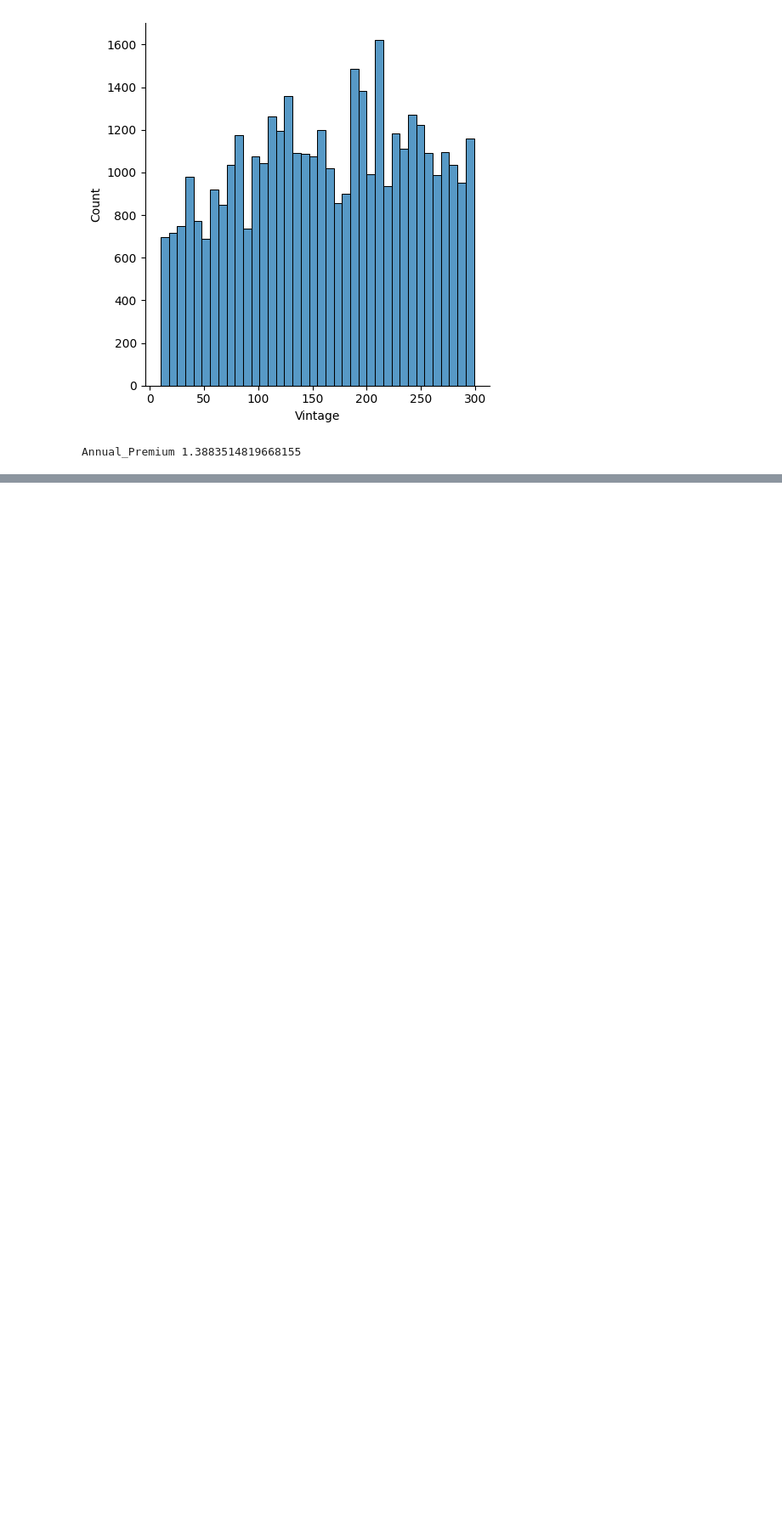
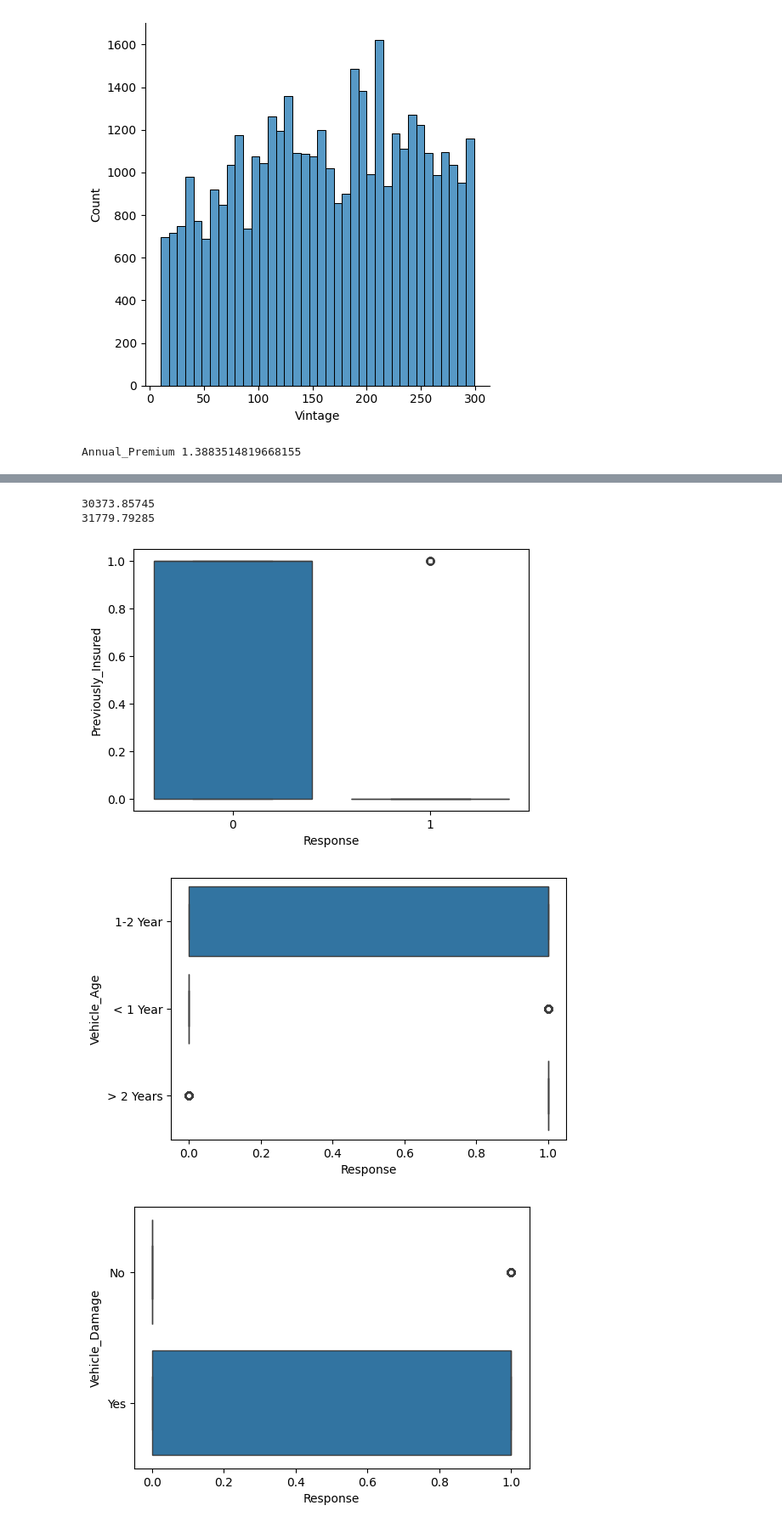
Before and after one commit to NaveenDevlpr/Automobile_Insurance_Analysis, a Jupyter notebook: ai_ml_task.ipynb, the cells around one changed output, grey strips where cells are left out. Shown: that part at 85% size. Cells and saved outputs as stored; diff of their text form; code cells hidden in the pictures; blank space fills up the shorter version.

```diff
--- a/ai_ml_task.ipynb
+++ b/ai_ml_task.ipynb
@@ -142,0 +174,2 @@ target_var=new_data['Response']
+# %%
+new_data.drop(['Vintage'],axis=1,inplace=True)
@@ -142,0 +226,18 @@ target_var=new_data['Response']
+# %%
+print(annual_premium_of_response_0.mean())
+print(annual_premium_of_response_1.mean())
+# %% [output]
+30373.85745
+31779.79285
+# %%
+num_variables=['Age','Region_Code','Annual_Premium','Policy_Sales_Channel']
+cat_variables=['Previously_Insured','Vehicle_Age','Vehicle_Damage','Gender']
+# %%
+for i in cat_variables:
+    plt.figure(figsize=(6, 4))
+    sb.boxplot(x='Response', y=i, data=new_data)
+    plt.show()
+# %% [output]
+[figure, added]
+[figure, added]
+[figure, added]
```
Also changed, not shown: parts of 33 cells of this notebook.
